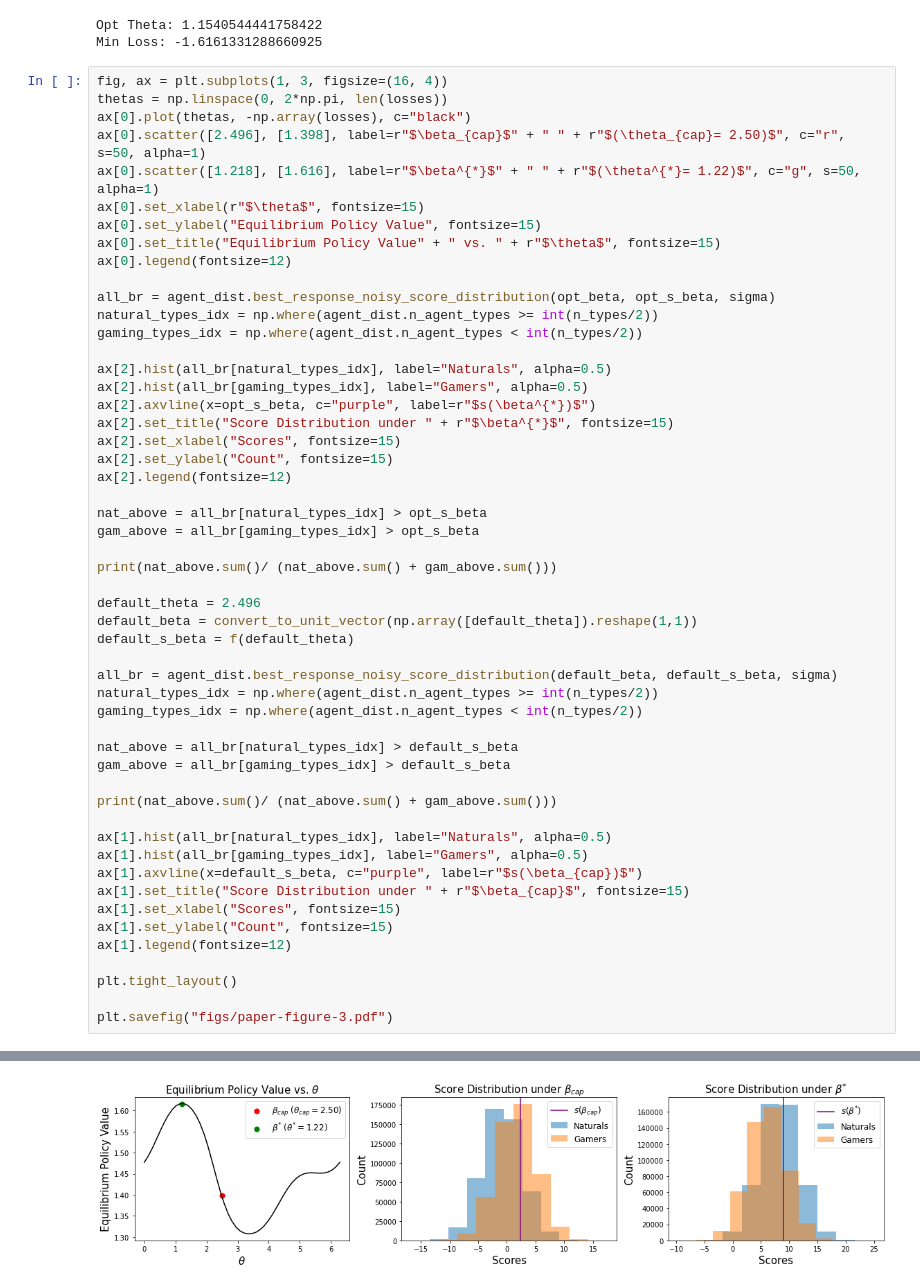
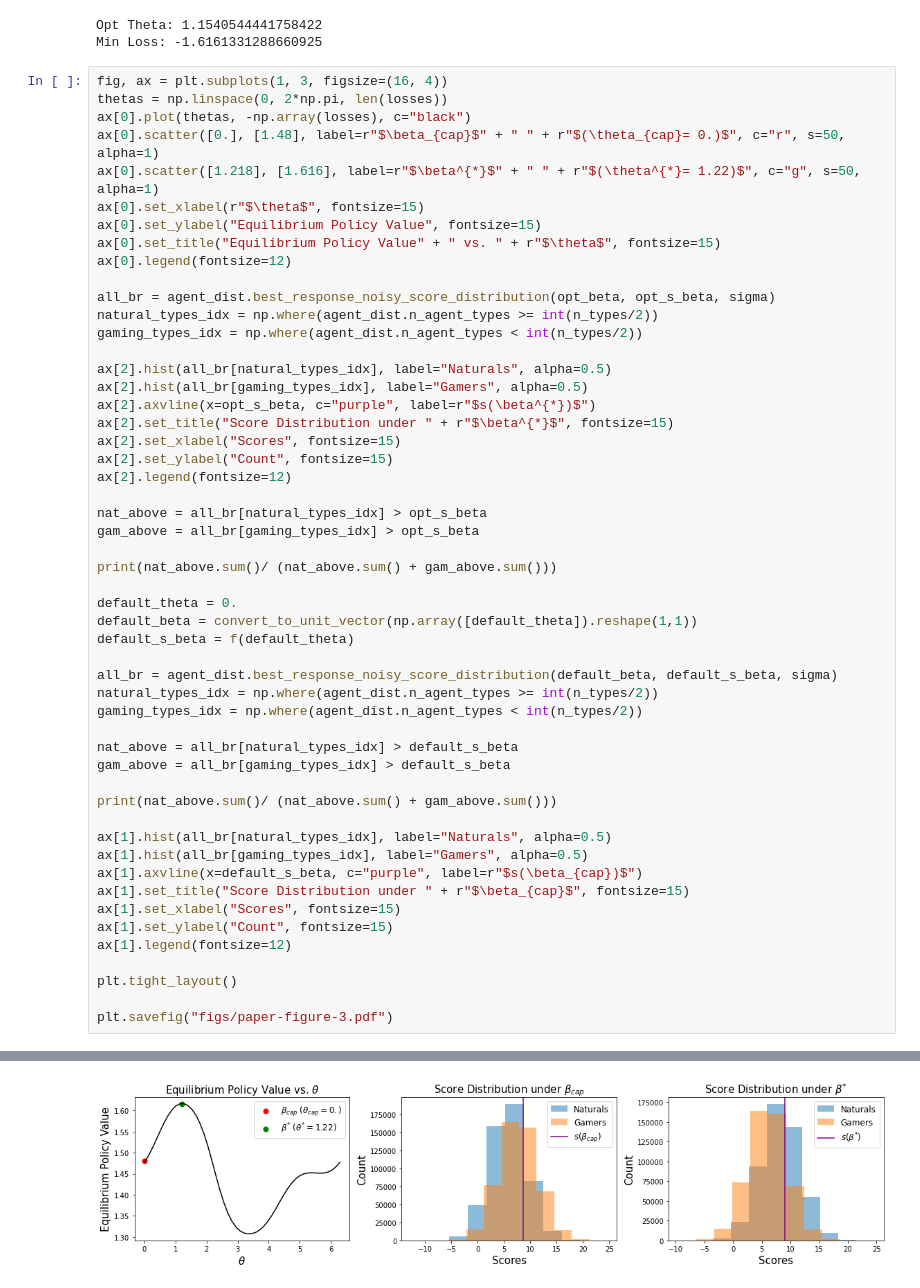
Before and after one commit to roshni714/policy-learning-competing-agents, a Jupyter notebook: paper-figure-3.ipynb, the cells around one changed output, grey strips where cells are left out. Saved outputs shown, nothing was run; the diff lists cells and outputs as text.

```diff
--- a/paper-figure-3.ipynb
+++ b/paper-figure-3.ipynb
@@ -43,7 +43,7 @@ Min Loss: -1.6161331288660925
 fig, ax = plt.subplots(1, 3, figsize=(16, 4))
 thetas = np.linspace(0, 2*np.pi, len(losses))
 ax[0].plot(thetas, -np.array(losses), c="black")
-ax[0].scatter([2.496], [1.398], label=r"$\beta_{cap}$" + " " + r"$(\theta_{cap}= 2.50)$", c="r", s=50, alpha=1)
+ax[0].scatter([0.], [1.48], label=r"$\beta_{cap}$" + " " + r"$(\theta_{cap}= 0.)$", c="r", s=50, alpha=1)
 ax[0].scatter([1.218], [1.616], label=r"$\beta^{*}$" + " " + r"$(\theta^{*}= 1.22)$", c="g", s=50, alpha=1)
 ax[0].set_xlabel(r"$\theta$", fontsize=15)
 ax[0].set_ylabel("Equilibrium Policy Value", fontsize=15)
@@ -67,7 +67,7 @@ gam_above = all_br[gaming_types_idx] > opt_s_beta
 
 print(nat_above.sum()/ (nat_above.sum() + gam_above.sum()))
 
-default_theta = 2.496
+default_theta = 0.
 default_beta = convert_to_unit_vector(np.array([default_theta]).reshape(1,1))
 default_s_beta = f(default_theta)
 
@@ -97 +97 @@ plt.savefig("figs/paper-figure-3.pdf")
-[figure, old version]
+[figure, new version]
```
Also changed, not shown: parts of 1 cell of this notebook, 2 other files.
